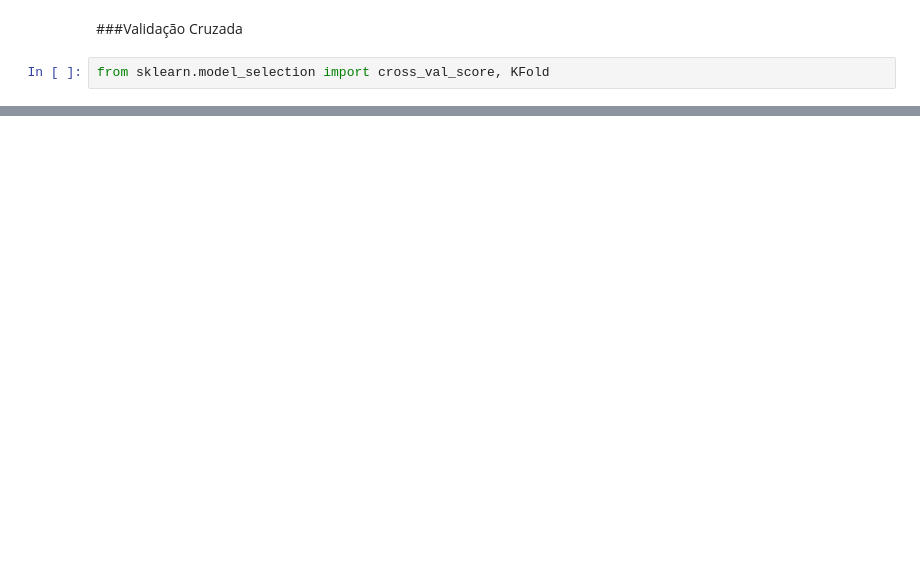
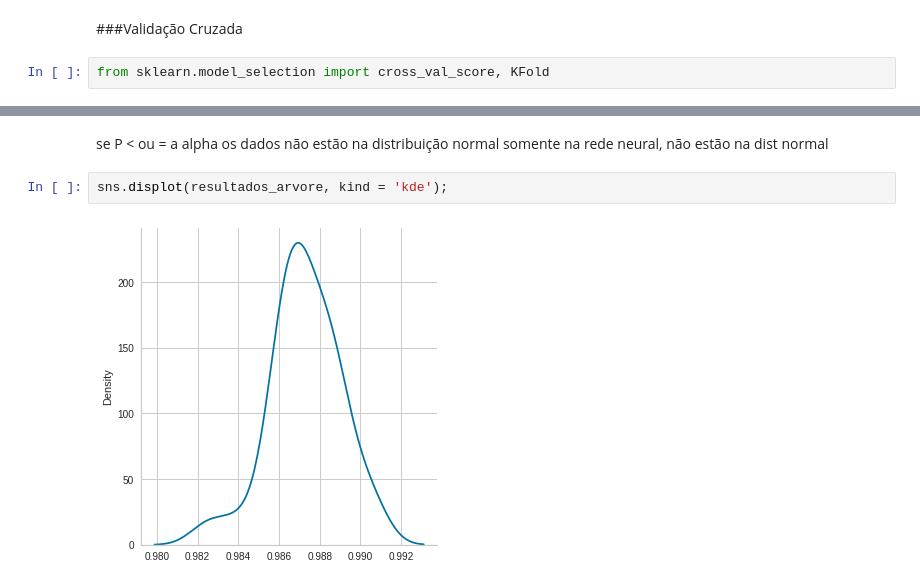
Before and after one commit to wnbrandao/wnbrandao, a Jupyter notebook: Curso_Data_Science_Full.ipynb, the cells around one changed output, grey strips where cells are left out. Saved outputs shown, nothing was run; the diff lists cells and outputs as text; blank space fills up the shorter version.

```diff
--- a/Curso_Data_Science_Full.ipynb
+++ b/Curso_Data_Science_Full.ipynb
@@ -1871,0 +1933,7 @@ resultados.describe()
+# %% [markdown]
+se P < ou = a alpha os dados não estão na distribuição normal
+somente na rede neural, não estão na dist normal
+# %%
+sns.displot(resultados_arvore, kind = 'kde');
+# %% [output]
+[figure, added]
```
Also changed, not shown: parts of 50 cells of this notebook.
